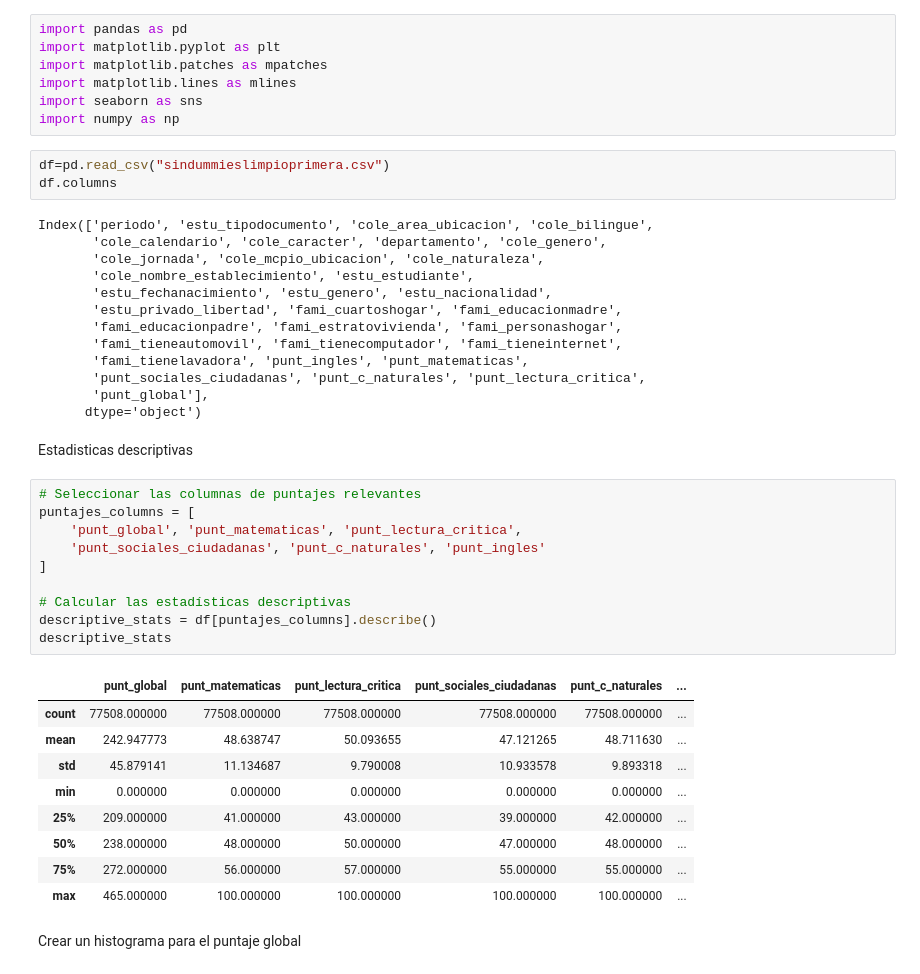
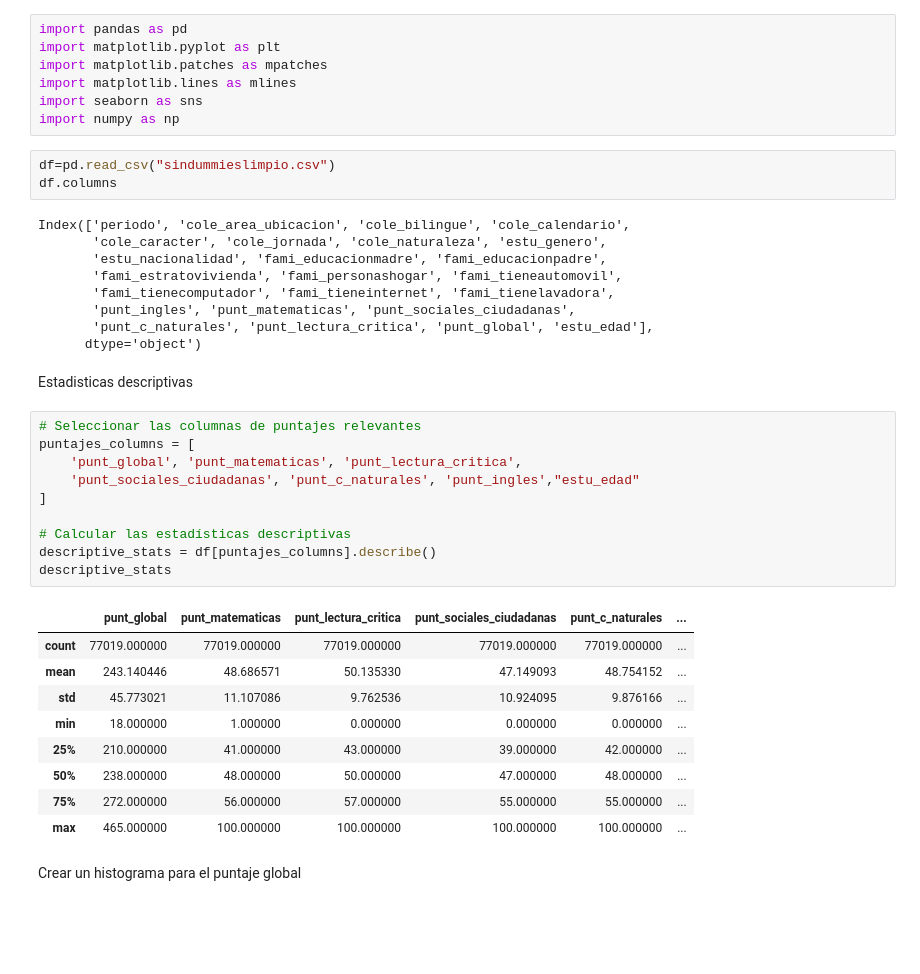
Before and after one commit to Marcocruz88/Repositoriopro3, a Jupyter notebook: Soporte3_analisisexploratorio.ipynb, the cells around one changed output. Drawn from its saved outputs; the diff is of its cells as text; blank space fills up the shorter version.

```diff
--- a/Soporte3_analisisexploratorio.ipynb
+++ b/Soporte3_analisisexploratorio.ipynb
@@ -6,40 +6,36 @@ import matplotlib.lines as mlines
 import seaborn as sns
 import numpy as np
 # %%
-df=pd.read_csv("sindummieslimpioprimera.csv")
+df=pd.read_csv("sindummieslimpio.csv")
 df.columns
 # %% [output]
-Index(['periodo', 'estu_tipodocumento', 'cole_area_ubicacion', 'cole_bilingue',
-       'cole_calendario', 'cole_caracter', 'departamento', 'cole_genero',
-       'cole_jornada', 'cole_mcpio_ubicacion', 'cole_naturaleza',
-       'cole_nombre_establecimiento', 'estu_estudiante',
-       'estu_fechanacimiento', 'estu_genero', 'estu_nacionalidad',
-       'estu_privado_libertad', 'fami_cuartoshogar', 'fami_educacionmadre',
-       'fami_educacionpadre', 'fami_estratovivienda', 'fami_personashogar',
-       'fami_tieneautomovil', 'fami_tienecomputador', 'fami_tieneinternet',
-       'fami_tienelavadora', 'punt_ingles', 'punt_matematicas',
-       'punt_sociales_ciudadanas', 'punt_c_naturales', 'punt_lectura_critica',
-       'punt_global'],
+Index(['periodo', 'cole_area_ubicacion', 'cole_bilingue', 'cole_calendario',
+       'cole_caracter', 'cole_jornada', 'cole_naturaleza', 'estu_genero',
+       'estu_nacionalidad', 'fami_educacionmadre', 'fami_educacionpadre',
+       'fami_estratovivienda', 'fami_personashogar', 'fami_tieneautomovil',
+       'fami_tienecomputador', 'fami_tieneinternet', 'fami_tienelavadora',
+       'punt_ingles', 'punt_matematicas', 'punt_sociales_ciudadanas',
+       'punt_c_naturales', 'punt_lectura_critica', 'punt_global', 'estu_edad'],
       dtype='object')
 # %% [markdown]
 Estadisticas descriptivas
 # %%
 # Seleccionar las columnas de puntajes relevantes
 puntajes_columns = [
     'punt_global', 'punt_matematicas', 'punt_lectura_critica',
-    'punt_sociales_ciudadanas', 'punt_c_naturales', 'punt_ingles'
+    'punt_sociales_ciudadanas', 'punt_c_naturales', 'punt_ingles',"estu_edad"
 ]
 
 # Calcular las estadísticas descriptivas
 descriptive_stats = df[puntajes_columns].describe()
 descriptive_stats
 # %% [output]
 |  | punt_global | punt_matematicas | punt_lectura_critica | punt_sociales_ciudadanas | punt_c_naturales | ... |
-| count | 77508.000000 | 77508.000000 | 77508.000000 | 77508.000000 | 77508.000000 | ... |
-| mean | 242.947773 | 48.638747 | 50.093655 | 47.121265 | 48.711630 | ... |
-| std | 45.879141 | 11.134687 | 9.790008 | 10.933578 | 9.893318 | ... |
-| min | 0.000000 | 0.000000 | 0.000000 | 0.000000 | 0.000000 | ... |
-| 25% | 209.000000 | 41.000000 | 43.000000 | 39.000000 | 42.000000 | ... |
+| count | 77019.000000 | 77019.000000 | 77019.000000 | 77019.000000 | 77019.000000 | ... |
+| mean | 243.140446 | 48.686571 | 50.135330 | 47.149093 | 48.754152 | ... |
+| std | 45.773021 | 11.107086 | 9.762536 | 10.924095 | 9.876166 | ... |
+| min | 18.000000 | 1.000000 | 0.000000 | 0.000000 | 0.000000 | ... |
+| 25% | 210.000000 | 41.000000 | 43.000000 | 39.000000 | 42.000000 | ... |
 | 50% | 238.000000 | 48.000000 | 50.000000 | 47.000000 | 48.000000 | ... |
 | 75% | 272.000000 | 56.000000 | 57.000000 | 55.000000 | 55.000000 | ... |
 | max | 465.000000 | 100.000000 | 100.000000 | 100.000000 | 100.000000 | ... |
```
Also changed, not shown: parts of 4 cells of this notebook.
